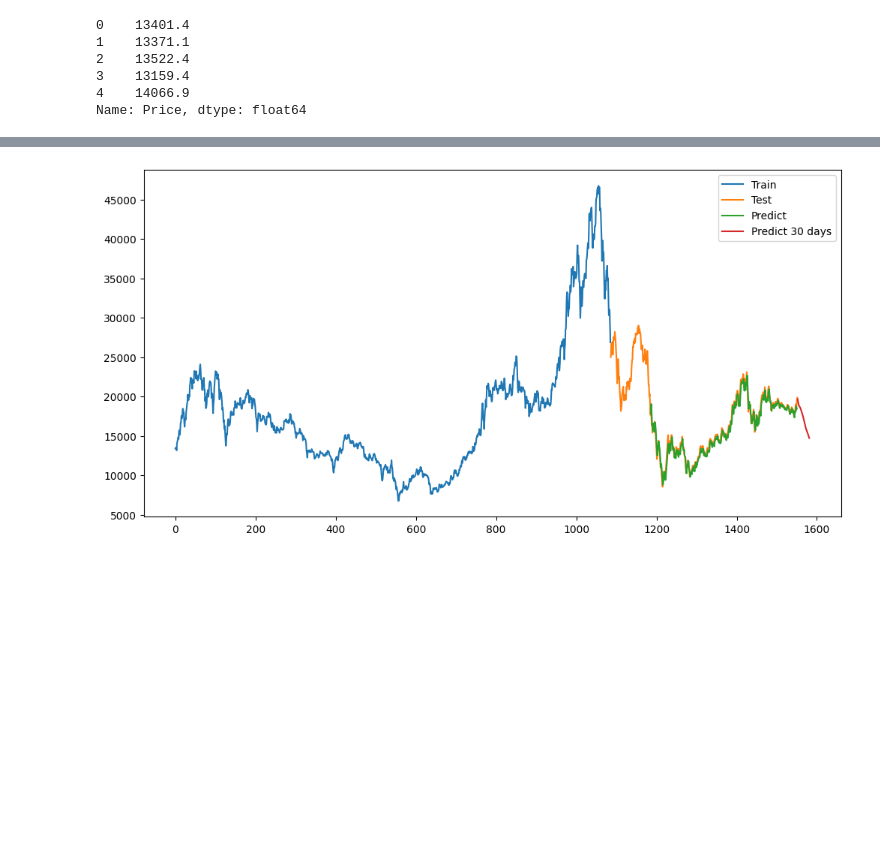
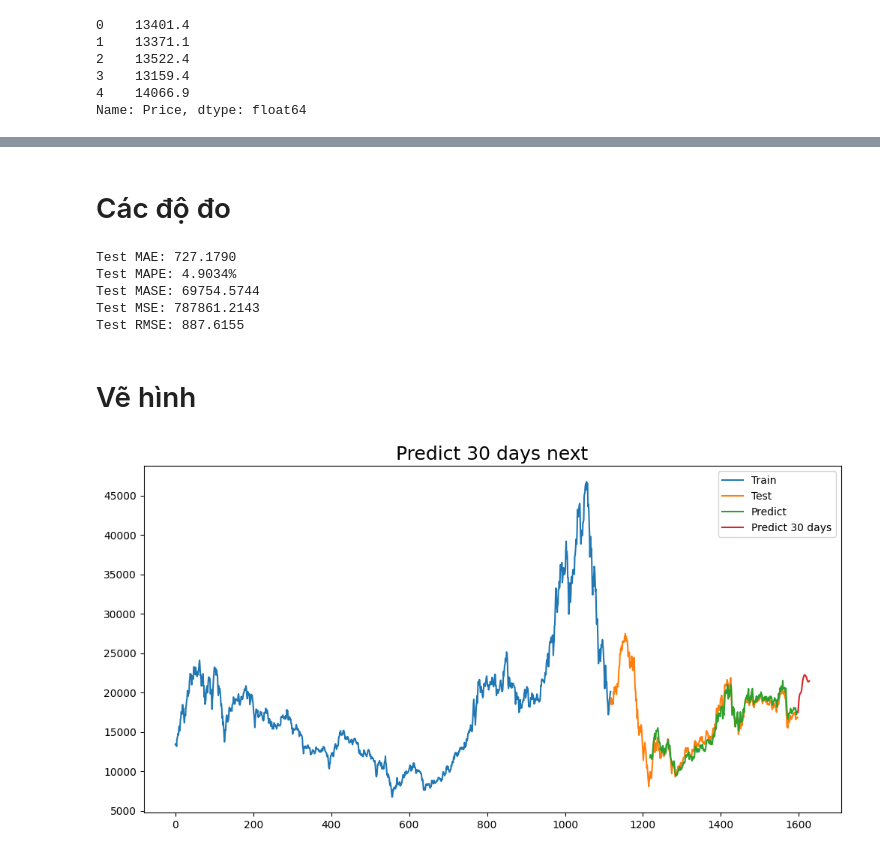
Before and after one commit to duonguwu/IS403_O21_04, a Jupyter notebook: Model/ResNet/Team4_ResNet_DXG_7_3.ipynb, the cells around one changed output, grey strips where cells are left out. Cells and saved outputs as stored; diff of their text form; code cells hidden in the pictures; blank space fills up the shorter version.

Commit message:
Final: ResNet
Use new dataset up to 1/6/2024.
Compare Resnet and Resnet+LSTM layer.
Forecasting 30days, 60days, 90days.

```diff
--- a/Model/ResNet/Team4_ResNet_DXG_7_3.ipynb
+++ b/Model/ResNet/Team4_ResNet_DXG_7_3.ipynb
@@ -11,6 +15,6 @@ import torch.optim as optim
 # %%
 # 2. Đọc file csv và gắng index với giá Close
-df = pd.read_csv('/content/DXG Historical Data 2018.csv')
+df = pd.read_csv('/content/DXG Historical Data 1_6.csv')
 
 # Nhận thấy tập dữ liệu, ở cột Price giá tiền có dấu phẩy và đang ở dạng string
 # Bỏ dấu phẩy
@@ -99,5 +108,5 @@ test_loader = DataLoader(test_dataset, batch_size=64, shuffle=False)
 # %%
-# Định nghĩa mô hình ResNetLSTM
+# Định nghĩa mô hình ResNet
 class ConvBlock(Module):
     def __init__(self, ni, nf, ks, stride=1, act=nn.ReLU, act_kwargs={}):
         super().__init__()
@@ -128,35 +137,31 @@ class ResBlock(Module):
         x = self.act(x)
         return x
 
-class ResNetLSTM(Module):
-    def __init__(self, c_in, c_out, lstm_hidden_units=50, num_lstm_layers=1):
+class ResNet(Module):
+    def __init__(self, c_in, c_out, nf=64, kss=[7, 5, 3]):
         super().__init__()
-        nf = 64
-        kss = [7, 5, 3]
         self.resblock1 = ResBlock(c_in, nf, kss=kss)
         self.resblock2 = ResBlock(nf, nf * 2, kss=kss)
         self.resblock3 = ResBlock(nf * 2, nf * 2, kss=kss)
 
-        self.lstm = nn.LSTM(nf * 2, lstm_hidden_units, num_lstm_layers, batch_first=True)
-        self.fc = nn.Linear(lstm_hidden_units, c_out)
+        self.global_avg_pool = nn.AdaptiveAvgPool1d(1)
+        self.fc = nn.Linear(nf * 2, c_out)
 
     def forward(self, x):
         x = self.resblock1(x)
         x = self.resblock2(x)
         x = self.resblock3(x)
-        x = x.transpose(1, 2)  # Transpose for LSTM: (batch, channels, seq_len) -> (batch, seq_len, channels)
-        x, _ = self.lstm(x)
-        x = x[:, -1, :]  # Lấy đầu ra của LSTM ở bước thời gian cuối cùng
+        x = self.global_avg_pool(x).squeeze(-1)  # Global Average Pooling to (batch, channels)
         x = self.fc(x)
         return x
 # %%
 # Khởi tạo mô hình
-model = ResNetLSTM(1, 1)
+model = ResNet(1, 1)
 criterion = nn.MSELoss()
 optimizer = optim.Adam(model.parameters(), lr=0.001)
 # %%
 # Huấn luyện mô hình
-num_epochs = 60
+num_epochs = 100
 for epoch in range(num_epochs):
     model.train()
     for inputs, targets in train_loader:
@@ -236,0 +290,2 @@ lst_output = scaler.inverse_transform(lst_output)
+# %% [markdown]
+# Các độ đo
@@ -237,19 +318,45 @@ lst_output = scaler.inverse_transform(lst_output)
+# %%
+# Giá trị thực tế của tập huấn luyện và tập kiểm tra
+y_train2 = scaler.inverse_transform(y_train.reshape(-1, 1))
+y_test2 = scaler.inverse_transform(y_test.reshape(-1, 1))
+
+# Tính độ đo cho tập kiểm tra
+test_mae = mae(y_test2, test_predict)
+test_mape = mape(y_test2, test_predict)
+test_mase = mase(y_test2, test_predict, y_train)
+test_mse = mse(y_test2, test_predict)
+test_rmse = rmse(y_test2, test_predict)
+
+print(f'Test MAE: {test_mae:.4f}')
+print(f'Test MAPE: {test_mape:.4f}%')
+print(f'Test MASE: {test_mase:.4f}')
+print(f'Test MSE: {test_mse:.4f}')
+print(f'Test RMSE: {test_rmse:.4f}')
+# %% [output]
+Test MAE: 727.1790
+Test MAPE: 4.9034%
+Test MASE: 69754.5744
+Test MSE: 787861.2143
+Test RMSE: 887.6155
+# %% [markdown]
+# Vẽ hình
 # %%
 # Vẽ hình
 plt.figure(figsize=(12, 6))
+plt.title("Predict 30 days next", fontsize=18)
 train_data_index = np.arange(0, train_size)
 plt.plot(train_data_index, scaler.inverse_transform(train_data), label='Train')
 
 test_data_index = np.arange(train_size, len(df1))
 plt.plot(test_data_index, scaler.inverse_transform(test_data), label='Test')
 
 pred_data_index = np.arange(train_size + time_step, len(df1) - 1)
 plt.plot(pred_data_index, test_predict, label='Predict')
 
 future_data_index = np.arange(len(df1), len(df1) + 30)
 plt.plot(future_data_index, lst_output, label='Predict 30 days')
 
 plt.legend()
 plt.show()
 # %% [output]
-[figure, old version]
+[figure, new version]
```
Also changed, not shown: parts of 22 cells of this notebook, 7 other files.
